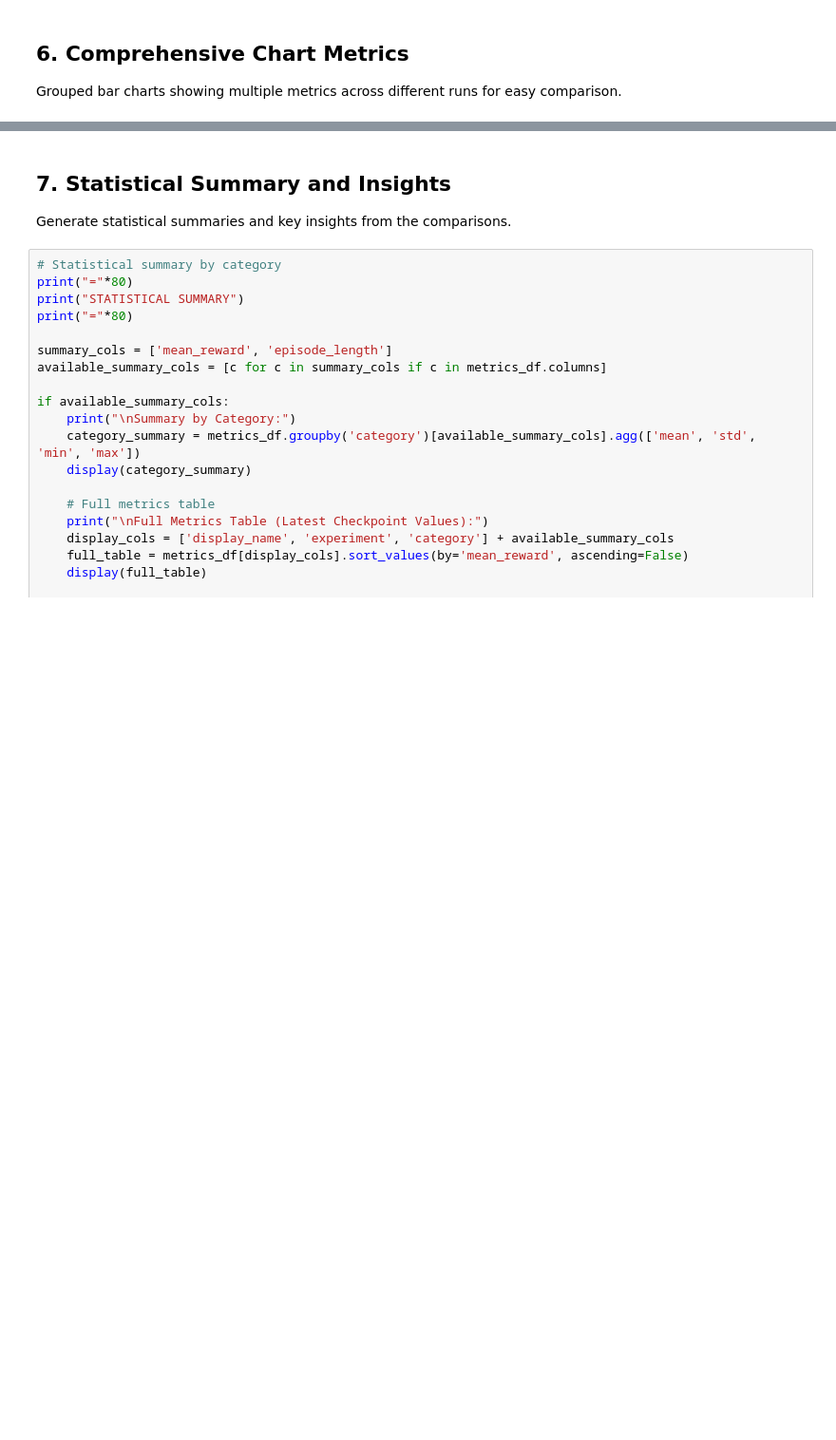
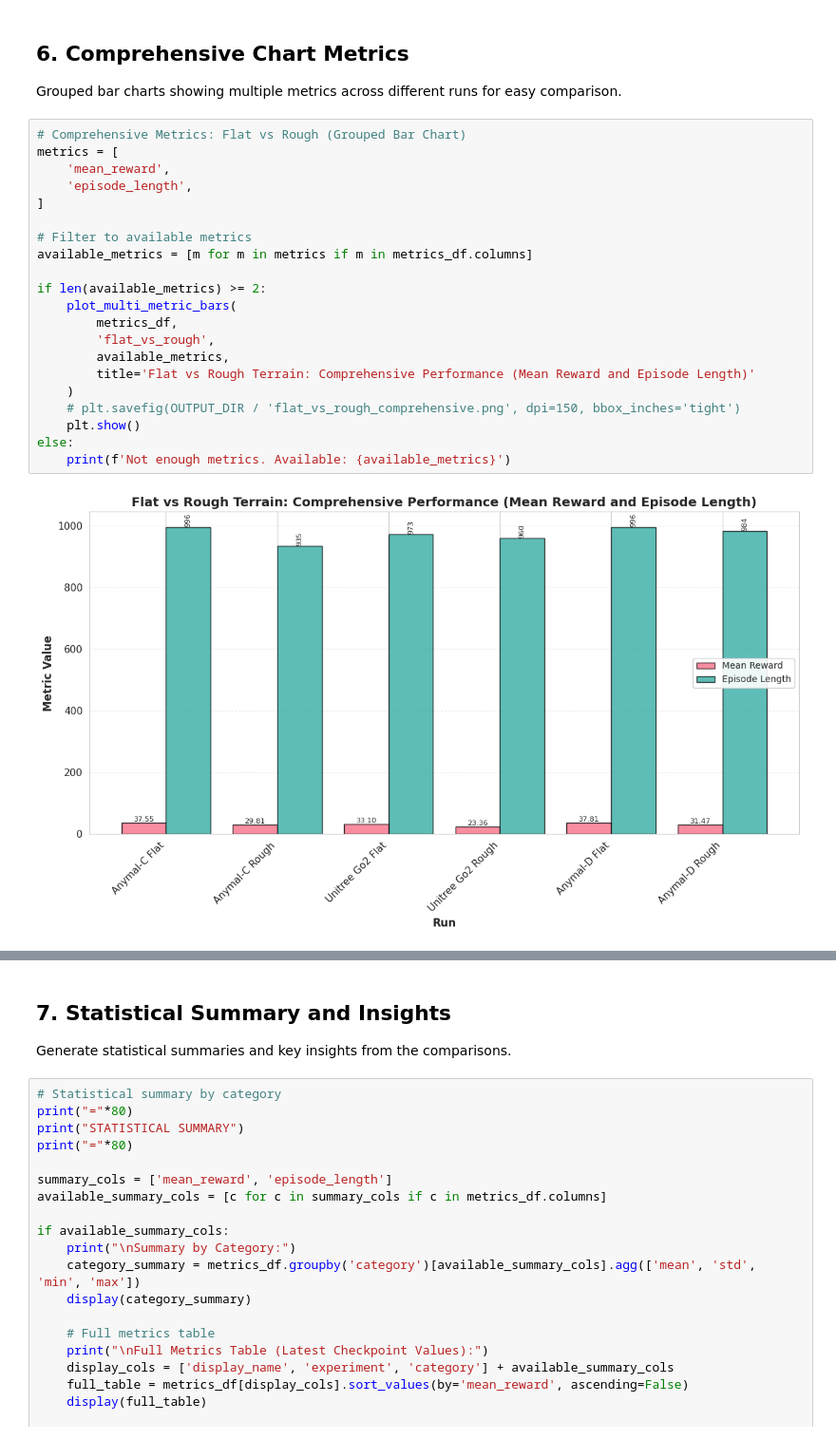
Before and after one commit to lbnmahs/quadrrl, a Jupyter notebook: notebooks/rsl_rl_performance.ipynb, the cells around one changed output, grey strips where cells are left out. Shown: that part at 95% size. Saved outputs shown, nothing was run; the diff lists cells and outputs as text; blank space fills up the shorter version.

```diff
--- a/notebooks/rsl_rl_performance.ipynb
+++ b/notebooks/rsl_rl_performance.ipynb
@@ -166,5 +167,28 @@ if metric_col in metrics_df.columns:
 ## 6. Comprehensive Chart Metrics
 
 Grouped bar charts showing multiple metrics across different runs for easy comparison.
+# %%
+# Comprehensive Metrics: Flat vs Rough (Grouped Bar Chart)
+metrics = [
+    'mean_reward',
+    'episode_length',
+]
+
+# Filter to available metrics
+available_metrics = [m for m in metrics if m in metrics_df.columns]
+
+if len(available_metrics) >= 2:
+    plot_multi_metric_bars(
+        metrics_df,
+        'flat_vs_rough',
+        available_metrics,
+        title='Flat vs Rough Terrain: Comprehensive Performance (Mean Reward and Episode Length)'
+    )
+    # plt.savefig(OUTPUT_DIR / 'flat_vs_rough_comprehensive.png', dpi=150, bbox_inches='tight')
+    plt.show()
+else:
+    print(f'Not enough metrics. Available: {available_metrics}')
+# %% [output]
+[figure, added]
 # %%
 # Comprehensive Metrics: Flat vs Rough (Grouped Bar Chart)
```
Also changed, not shown: parts of 8 cells of this notebook, 10 other files.
